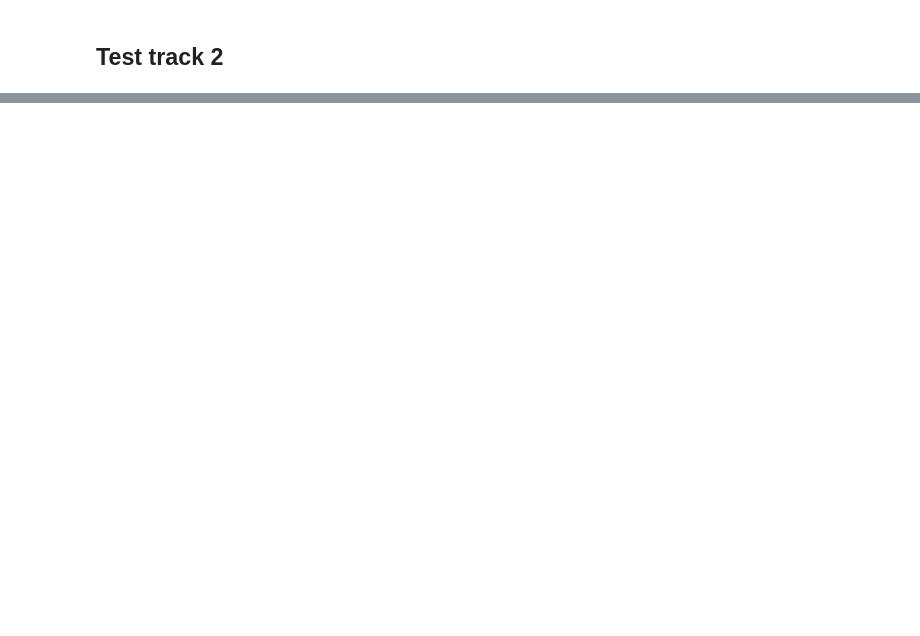
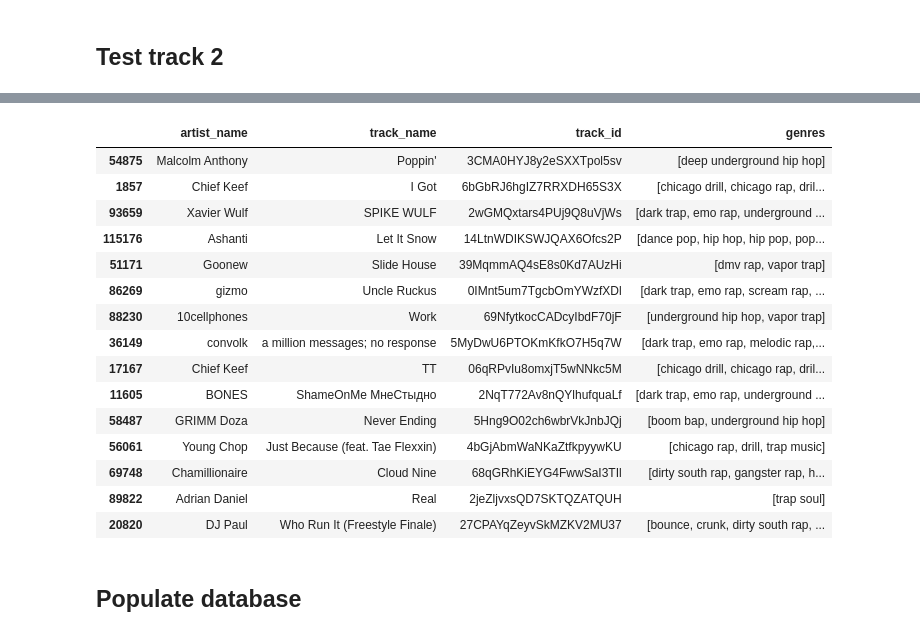
Before and after one commit to Build-Week-Spotify-Song-Suggester-PT/DS-API, a Jupyter notebook: Exploratory Data Analysis.ipynb, the cells around one changed output, grey strips where cells are left out. Saved outputs shown, nothing was run; the diff lists cells and outputs as text; code cells hidden in the pictures; blank space fills up the shorter version.

```diff
--- a/Exploratory Data Analysis.ipynb
+++ b/Exploratory Data Analysis.ipynb
@@ -500,0 +636,23 @@ df.loc[ind[0]][['artist_name', 'track_name', 'track_id', 'genres']]
+# %%
+dist, ind = loaded_tree.query(np.array(df_reduced[expanded_features].loc[54875]).reshape(1, -1), k=15)
+# %%
+df.loc[ind[0]][['artist_name', 'track_name', 'track_id', 'genres']]
+# %% [output]
+|  | artist_name | track_name | track_id | genres |
+| 54875 | Malcolm Anthony | Poppin' | 3CMA0HYJ8y2eSXXTpol5sv | [deep underground hip hop] |
+| 1857 | Chief Keef | I Got | 6bGbRJ6hgIZ7RRXDH65S3X | [chicago drill, chicago rap, dril... |
+| 93659 | Xavier Wulf | SPIKE WULF | 2wGMQxtars4PUj9Q8uVjWs | [dark trap, emo rap, underground ... |
+| 115176 | Ashanti | Let It Snow | 14LtnWDIKSWJQAX6Ofcs2P | [dance pop, hip hop, hip pop, pop... |
+| 51171 | Goonew | Slide House | 39MqmmAQ4sE8s0Kd7AUzHi | [dmv rap, vapor trap] |
+| 86269 | gizmo | Uncle Ruckus | 0IMnt5um7TgcbOmYWzfXDl | [dark trap, emo rap, scream rap, ... |
+| 88230 | 10cellphones | Work | 69NfytkocCADcyIbdF70jF | [underground hip hop, vapor trap] |
+| 36149 | convolk | a million messages; no response | 5MyDwU6PTOKmKfkO7H5q7W | [dark trap, emo rap, melodic rap,... |
+| 17167 | Chief Keef | TT | 06qRPvIu8omxjT5wNNkc5M | [chicago drill, chicago rap, dril... |
+| 11605 | BONES | ShameOnMe МнеСтыдно | 2NqT772Av8nQYlhufquaLf | [dark trap, emo rap, underground ... |
+| 58487 | GRIMM Doza | Never Ending | 5Hng9O02ch6wbrVkJnbJQj | [boom bap, underground hip hop] |
+| 56061 | Young Chop | Just Because (feat. Tae Flexxin) | 4bGjAbmWaNKaZtfkpyywKU | [chicago rap, drill, trap music] |
+| 69748 | Chamillionaire | Cloud Nine | 68qGRhKiEYG4FwwSaI3TIl | [dirty south rap, gangster rap, h... |
+| 89822 | Adrian Daniel | Real | 2jeZljvxsQD7SKTQZATQUH | [trap soul] |
+| 20820 | DJ Paul | Who Run It (Freestyle Finale) | 27CPAYqZeyvSkMZKV2MU37 | [bounce, crunk, dirty south rap, ... |
+# %% [markdown]
+## Populate database
```
Also changed, not shown: parts of 46 cells of this notebook.
